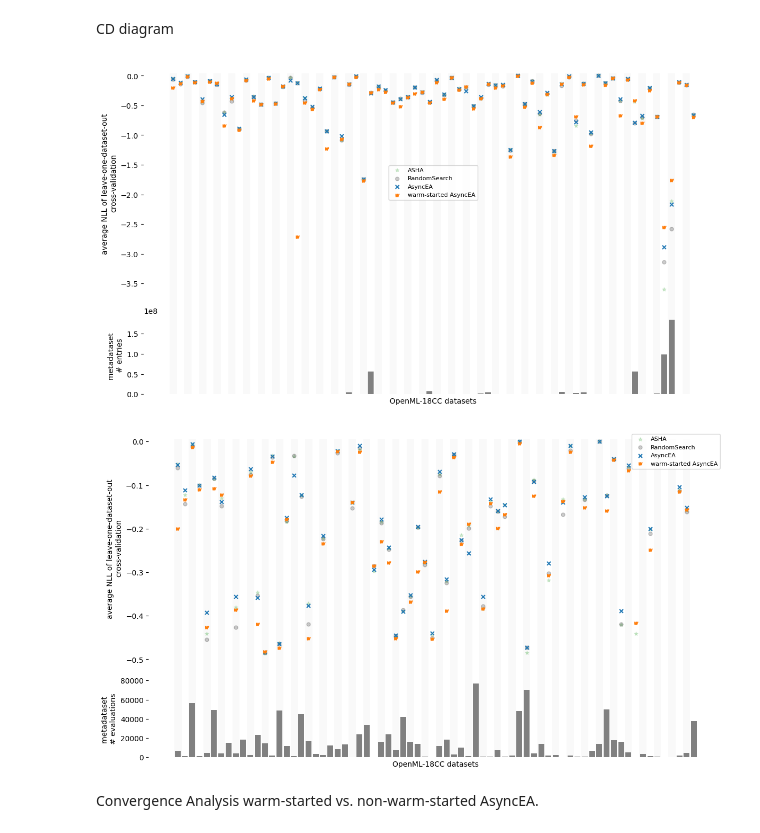
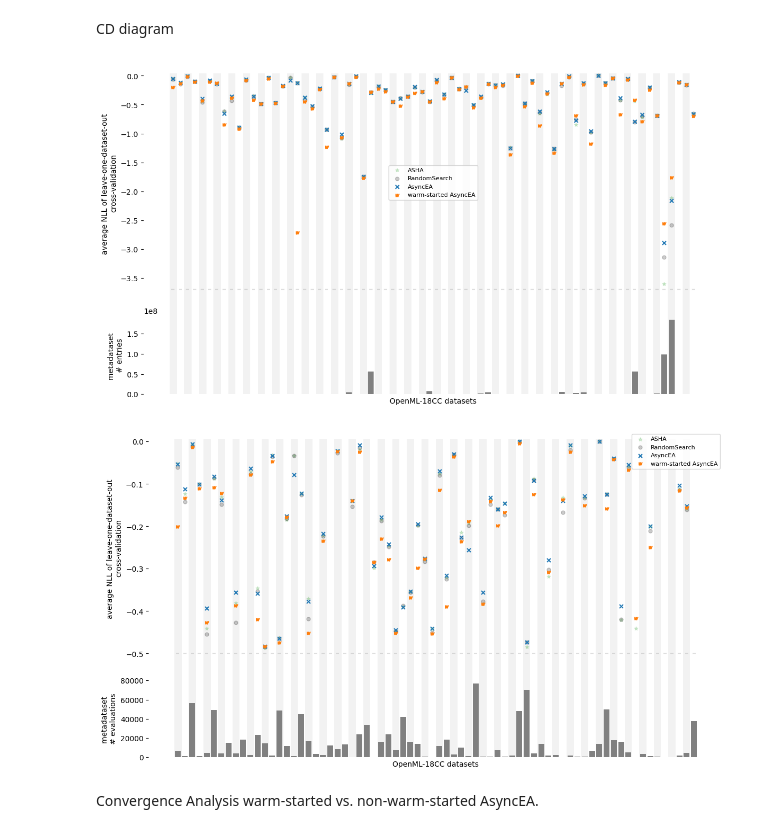
Before and after one commit to ml-tue/mlta, a Jupyter notebook: evaluation_results/analysis/analyze_results.ipynb, the cells around one changed output. Drawn from its saved outputs; the diff is of its cells as text; code cells hidden in the pictures.

Commit message:
improve figures for warm-starting results

```diff
--- a/evaluation_results/analysis/analyze_results.ipynb
+++ b/evaluation_results/analysis/analyze_results.ipynb
@@ -1006,7 +1006,7 @@ warm_start_errs[16] = None
 # background alternating bars: create the figures as a matrix of pixel values
 def alternate(x):
     if x % 2 == 0:
-        return 0.98
+        return 0.95
     return 1
 img = [[(alternate(i), alternate(i), alternate(i)) for i in range(0, 72)] for _ in range(0, 50)]
 background_ax = plt.axes([0.16, 0.11, 0.705, 0.75]) # create a dummy subplot for the background
@@ -1021,6 +1021,7 @@ ax1.scatter(datasets, groups[0], s=25, c='tab:green', marker="*", alpha=0.2, lab
 ax1.scatter(datasets, groups[1], s=25, c='black', marker="o", alpha=0.2, label='RandomSearch')
 ax1.scatter(datasets, groups[2], s=25, c='tab:blue', marker="x", alpha=1, label='AsyncEA')
 ax1.scatter(datasets, groups[3], s=25, c='tab:orange', marker="$W$", alpha=1, label='warm-started AsyncEA')
+ax1.scatter(datasets, [-3.7 for _ in range(0, len(datasets))], s=25, c='tab:grey', marker="_", alpha=0.25)
 ax1.legend(fontsize="8", loc="center")
 ax1.set_ylabel("average NLL of leave-one-dataset-out \ncross-validation")
 
@@ -1041,7 +1042,7 @@ ax2.set_xticks([]);
 ax2.set_ylabel("metadataset \n# entries");
 ax2.set_xlabel("OpenML-18CC datasets");
 # %% [output]
-[figure, old version]
+[figure, new version]
 # %%
 # re-load results everytime because we exclude some results, rerunning would otherwise not yield a good figure
 results_df = pd.read_csv("warm_starting_with_baselines.csv")
@@ -1059,9 +1060,10 @@ fig.subplots_adjust(hspace=0.1)
 # background alternating bars: create the figures as a matrix of pixel values
 def alternate(x):
     if x % 2 == 0:
-        return 0.98
+        return 0.95
     return 1
 img = [[(alternate(i), alternate(i), alternate(i)) for i in range(0, 72)] for _ in range(0, 50)]
+# img[36] = [(.975, .975, .975) for i in range(0, 72)]
 background_ax = plt.axes([0.16, 0.11, 0.705, 0.75]) # create a dummy subplot for the background
 background_ax.set_zorder(-1) # set the background subplot behind the others
 background_ax.imshow(img, aspect="auto") # show the backgroud image
@@ -1091,34 +1093,35 @@ ax2.set_xlabel("OpenML-18CC datasets")
 asha = groups[0]
 for i, val in enumerate(asha):
     if val is not None:
         if val < -0.5:
             asha[i] = None
 random = groups[1]
 for i, val in enumerate(random):
     if val is not None:
         if val < -0.5:
             random[i] = None
 asyncea = groups[2]
 for i, val in enumerate(asyncea):
     if val is not None:
         if val < -0.5:
             asyncea[i] = None
 warm_start = groups[3]
 for i, val in enumerate(warm_start):
     if val is not None:
         if val < -0.5:
             warm_start[i] = None
 
 datasets = [i for i in range(0, 72)]
 ax1.scatter(datasets, asha, s=25, c='tab:green', marker="*", alpha=0.2, label='ASHA')
 ax1.scatter(datasets, random, s=25, c='black', marker="o", alpha=0.2, label='RandomSearch')
 ax1.scatter(datasets, asyncea, s=25, c='tab:blue', marker="x", alpha=1, label='AsyncEA')
 ax1.scatter(datasets, warm_start, s=25, c='tab:orange', marker="$W$", alpha=1, label='warm-started AsyncEA')
+ax1.scatter(datasets, [-0.5 for _ in range(0, len(datasets))], s=25, c='tab:grey', marker="_", alpha=0.25)
 ax1.set_ylabel("average NLL of leave-one-dataset-out \ncross-validation")
 # ax1.set_yscale("symlog")
 ax1.legend(fontsize="8");
 # %% [output]
-[figure, old version]
+[figure, new version]
 # %% [markdown]
 Convergence Analysis warm-started vs. non-warm-started AsyncEA.
 # %%
```
